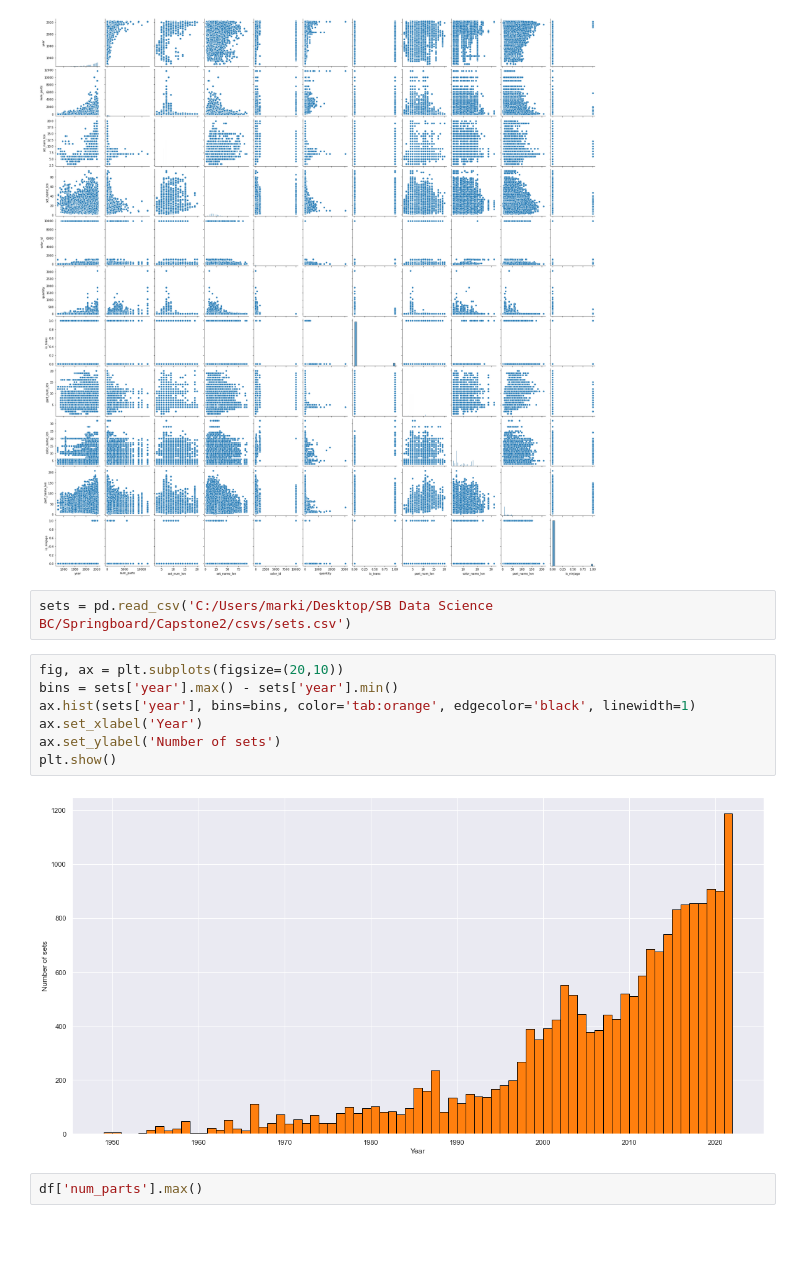
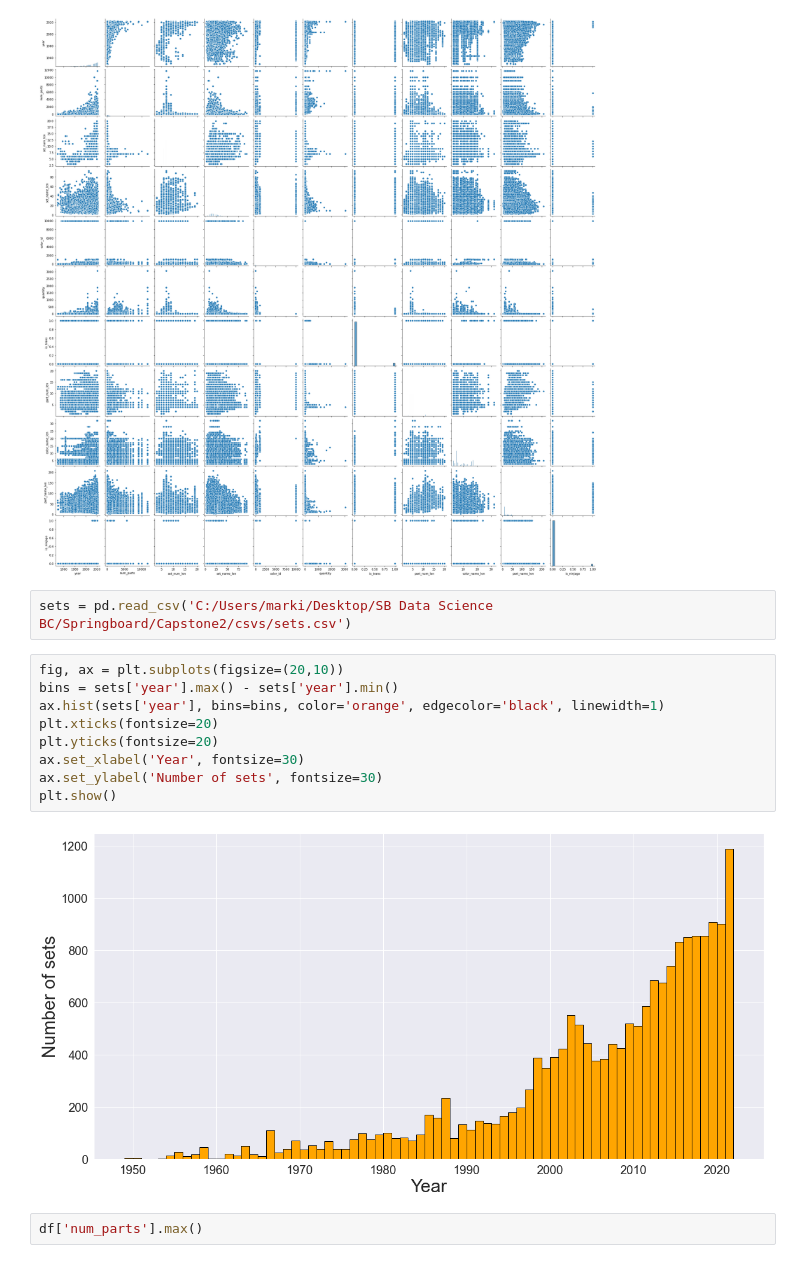
Before and after one commit to mkipper/capstone2-lego-data, a Jupyter notebook: notebooks/lego_capstone2_eda.ipynb, the cells around one changed output. Cells and saved outputs as stored; diff of their text form; blank space fills up the shorter version.

```diff
--- a/notebooks/lego_capstone2_eda.ipynb
+++ b/notebooks/lego_capstone2_eda.ipynb
@@ -59,17 +73,19 @@ sns.pairplot(df[fn])
 # %% [output]
 <seaborn.axisgrid.PairGrid at 0x...>
 [figure]
-# %%
-sets = pd.read_csv('C:/Users/marki/Desktop/SB Data Science BC/Springboard/Capstone2/csvs/sets.csv')
+# %%
+sets = pd.read_csv('C:/Users/marki/Desktop/SB Data Science BC/Springboard/Capstone2/csvs/sets.csv')
 # %%
 fig, ax = plt.subplots(figsize=(20,10))
 bins = sets['year'].max() - sets['year'].min()
-ax.hist(sets['year'], bins=bins, color='tab:orange', edgecolor='black', linewidth=1)
-ax.set_xlabel('Year')
-ax.set_ylabel('Number of sets')
+ax.hist(sets['year'], bins=bins, color='orange', edgecolor='black', linewidth=1)
+plt.xticks(fontsize=20)
+plt.yticks(fontsize=20)
+ax.set_xlabel('Year', fontsize=30)
+ax.set_ylabel('Number of sets', fontsize=30)
 plt.show()
 # %% [output]
-[figure, old version]
+[figure, new version]
 # %%
 df['num_parts'].max()
 # %% [output]
```
Also changed, not shown: parts of 14 cells of this notebook, 10 other files.
